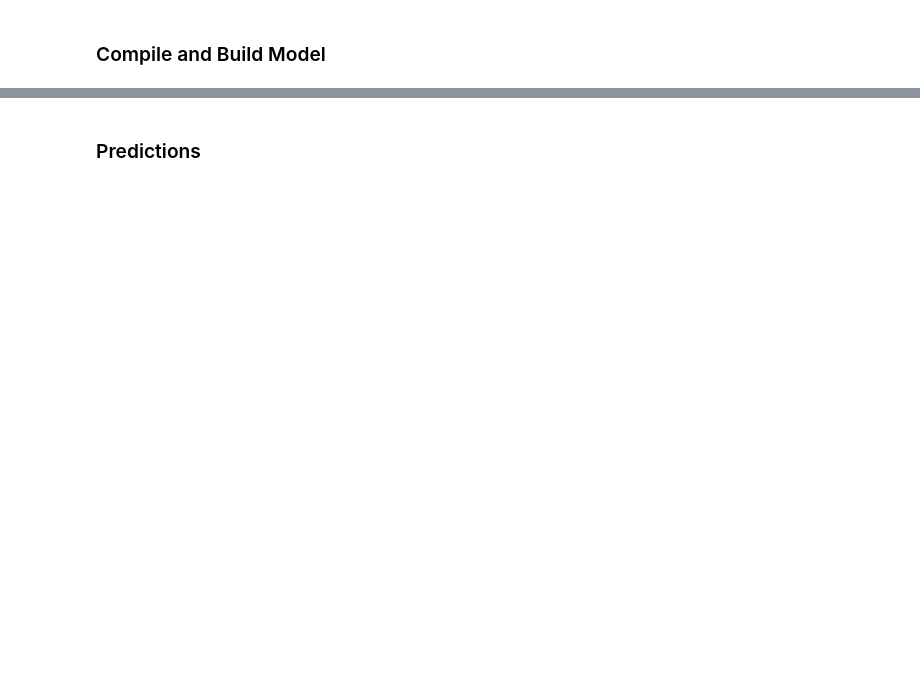
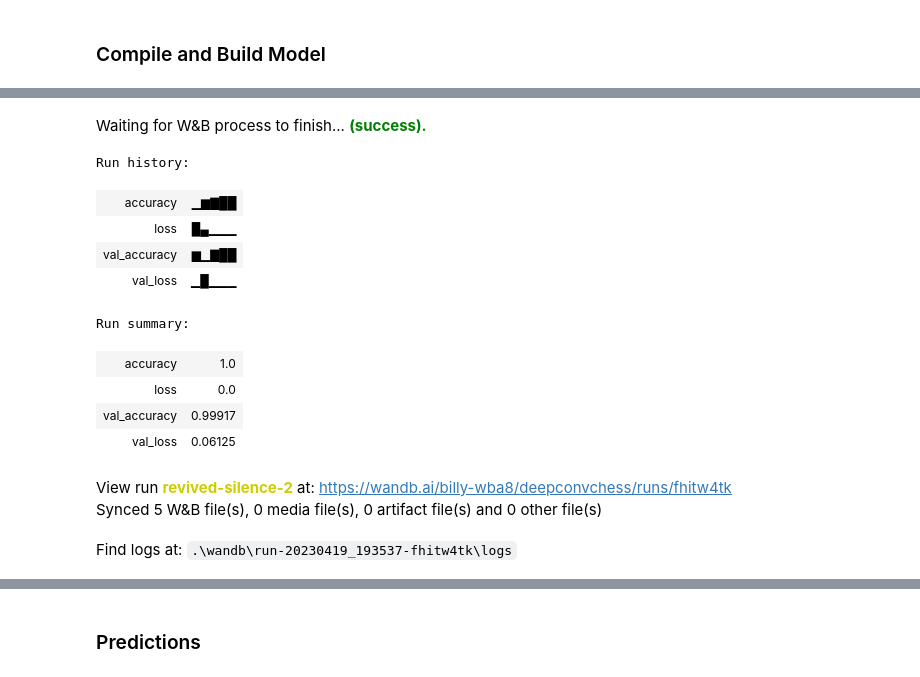
Before and after one commit to billywba/deepconvchess-cnn, a Jupyter notebook: model/main.ipynb, the cells around one changed output, grey strips where cells are left out. Drawn from its saved outputs; the diff is of its cells as text; code cells hidden in the pictures; blank space fills up the shorter version.

```diff
--- a/model/main.ipynb
+++ b/model/main.ipynb
@@ -194,3 +251,20 @@ Epoch 2/2
+# %%
+wandb.finish()
+# %% [output]
+Waiting for W&B process to finish... (success).
+Run history:
+| accuracy | ▁▆▇██ |
+| loss | █▄▁▁▁ |
+| val_accuracy | ▆▁▇██ |
+| val_loss | ▁█▁▁▁ |
+Run summary:
+| accuracy | 1.0 |
+| loss | 0.0 |
+| val_accuracy | 0.99917 |
+| val_loss | 0.06125 |
+View run revived-silence-2 at: https://wandb.ai/billy-wba8/deepconvchess/runs/fhitw4tk
+Synced 5 W&B file(s), 0 media file(s), 0 artifact file(s) and 0 other file(s)
+Find logs at: .\wandb\run-20230419_193537-fhitw4tk\logs
 # %%
 plt.imshow(X_test[0])
 plt.title(y_test[0])
```
Also changed, not shown: parts of 9 cells of this notebook.
